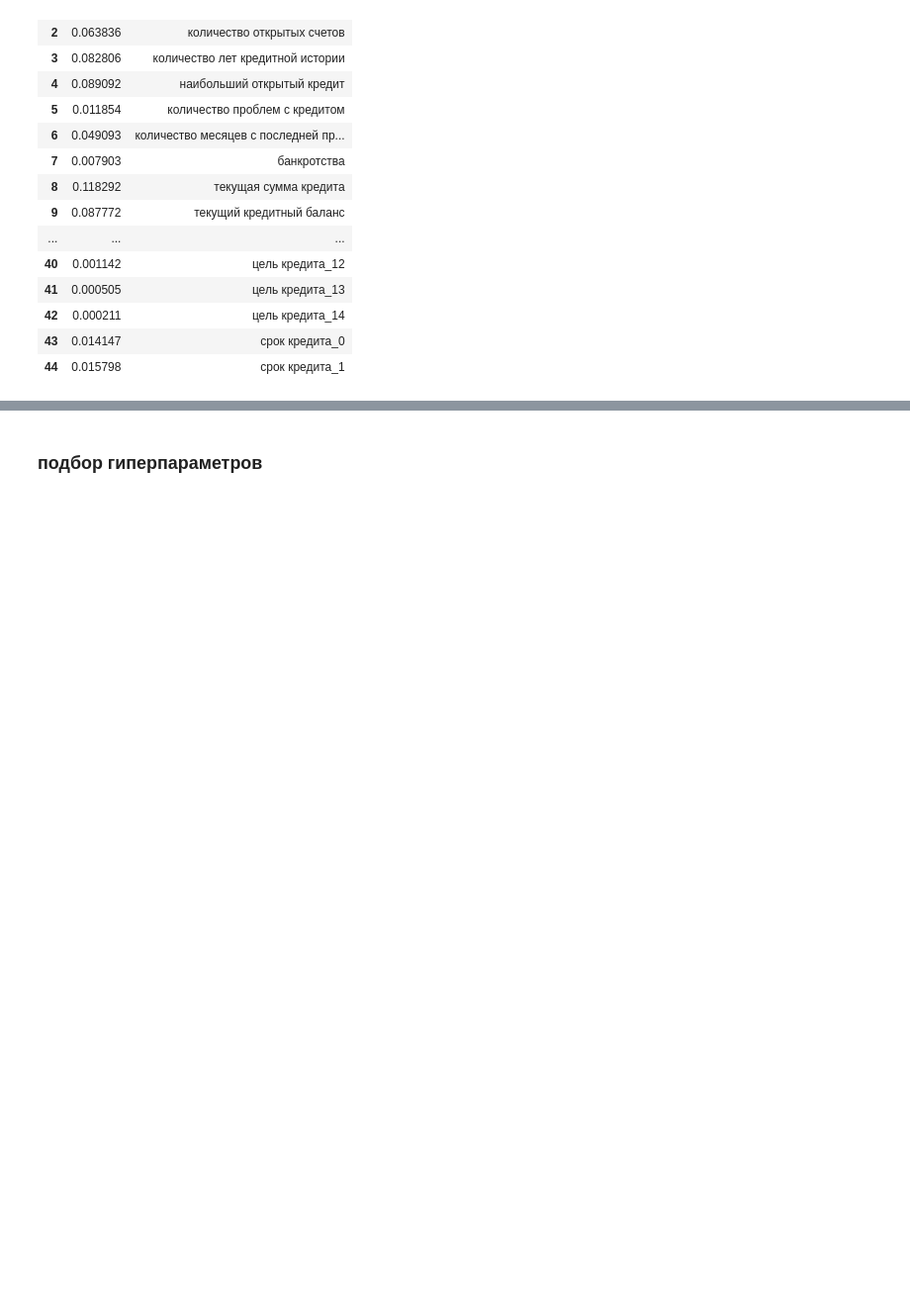
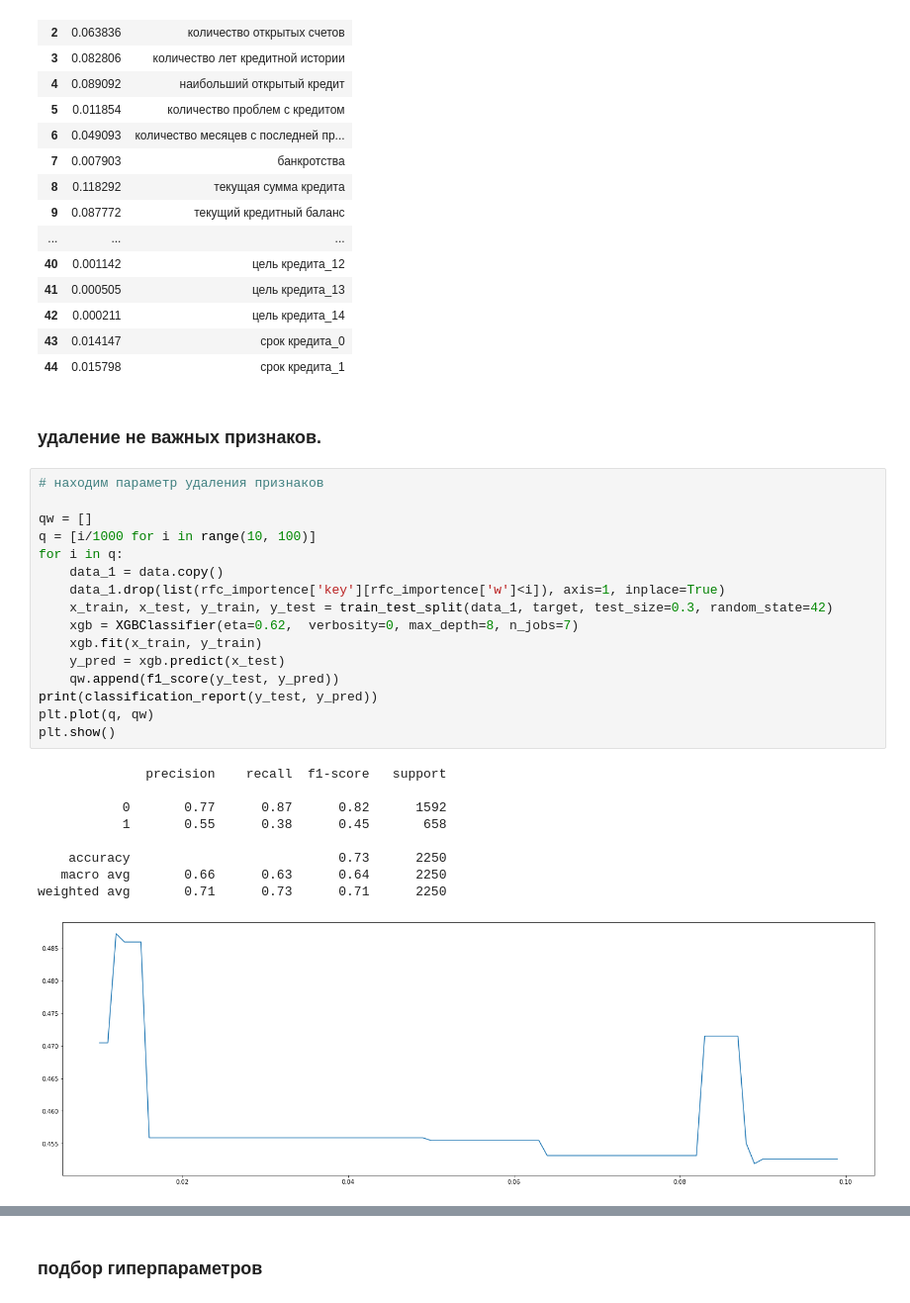
Before and after one commit to paldess/kursov_ml_2, a Jupyter notebook: PMakov_solution-Copy1.ipynb, the cells around one changed output, grey strips where cells are left out. Shown: that part at 99% size. Drawn from its saved outputs; the diff is of its cells as text; blank space fills up the shorter version.

```diff
--- a/PMakov_solution-Copy1.ipynb
+++ b/PMakov_solution-Copy1.ipynb
@@ -249,3 +227,31 @@ rfc_importence
 | 42 | 0.000211 | цель кредита_14 |
 | 43 | 0.014147 | срок кредита_0 |
 | 44 | 0.015798 | срок кредита_1 |
+# %% [markdown]
+### удаление не важных признаков.
+# %%
+# находим параметр удаления признаков
+
+qw = []
+q = [i/1000 for i in range(10, 100)]
+for i in q:
+    data_1 = data.copy()
+    data_1.drop(list(rfc_importence['key'][rfc_importence['w']<i]), axis=1, inplace=True)
+    x_train, x_test, y_train, y_test = train_test_split(data_1, target, test_size=0.3, random_state=42)
+    xgb = XGBClassifier(eta=0.62,  verbosity=0, max_depth=8, n_jobs=7)
+    xgb.fit(x_train, y_train)
+    y_pred = xgb.predict(x_test)
+    qw.append(f1_score(y_test, y_pred))
+print(classification_report(y_test, y_pred))
+plt.plot(q, qw)
+plt.show()
+# %% [output]
+              precision    recall  f1-score   support
+
+           0       0.77      0.87      0.82      1592
+           1       0.55      0.38      0.45       658
+
+    accuracy                           0.73      2250
+   macro avg       0.66      0.63      0.64      2250
+weighted avg       0.71      0.73      0.71      2250
+[figure, added]
```
Also changed, not shown: parts of 31 cells of this notebook, 1 other file.
